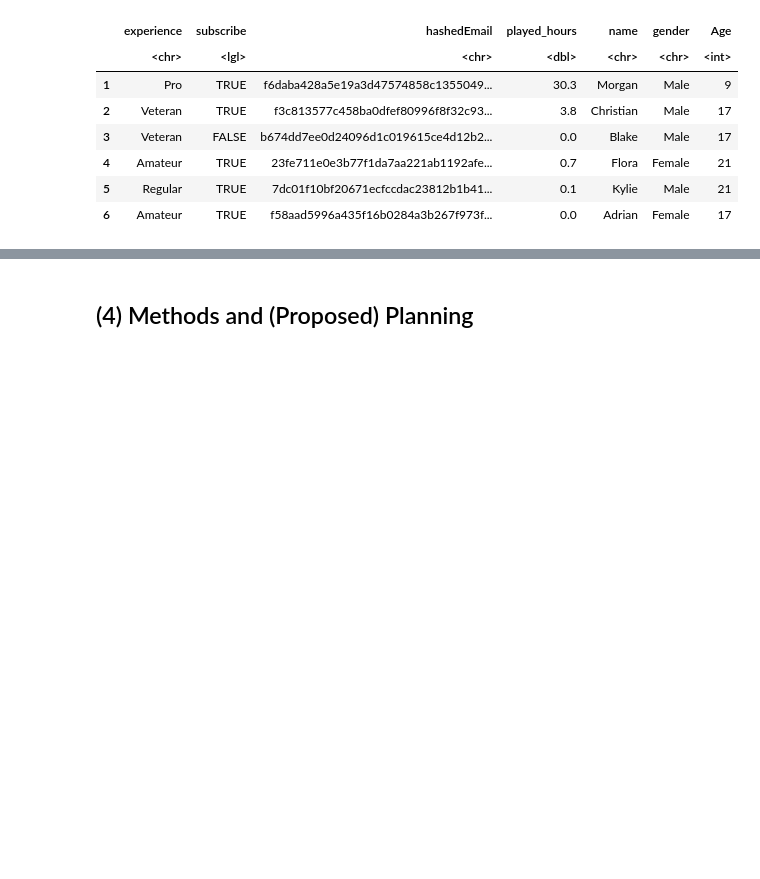
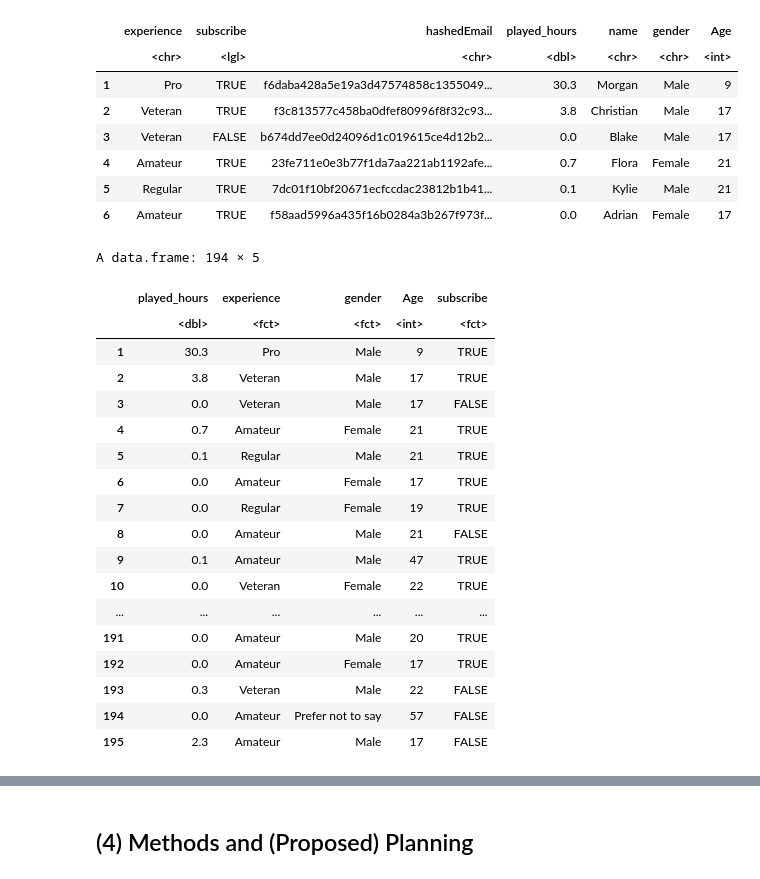
Before and after one commit to mimi15090/dsci-100-2025w1-group-024, a Jupyter notebook: Report.ipynb, the cells around one changed output, grey strips where cells are left out. Saved outputs shown, nothing was run; the diff lists cells and outputs as text; code cells hidden in the pictures; blank space fills up the shorter version.

```diff
--- a/Report.ipynb
+++ b/Report.ipynb
@@ -119,9 +120,30 @@ A data.frame: 6 × 7
 # %%
 #Cleaning data
 players_tidy <- players|>
     mutate(subscribe=as.factor(subscribe),
            experience = as.factor(experience),
            gender =as.factor(gender))|>
-    select(playedhours,experience, gender, Age, subscribe)
+    select(played_hours,experience, gender, Age, subscribe)
 #remove N/as
 players_cleaned <- na.omit(players_tidy)
+players_cleaned
+# %% [output]
+A data.frame: 194 × 5
+|  | played_hours | experience | gender | Age | subscribe |
+|  | <dbl> | <fct> | <fct> | <int> | <fct> |
+| 1 | 30.3 | Pro | Male | 9 | TRUE |
+| 2 | 3.8 | Veteran | Male | 17 | TRUE |
+| 3 | 0.0 | Veteran | Male | 17 | FALSE |
+| 4 | 0.7 | Amateur | Female | 21 | TRUE |
+| 5 | 0.1 | Regular | Male | 21 | TRUE |
+| 6 | 0.0 | Amateur | Female | 17 | TRUE |
+| 7 | 0.0 | Regular | Female | 19 | TRUE |
+| 8 | 0.0 | Amateur | Male | 21 | FALSE |
+| 9 | 0.1 | Amateur | Male | 47 | TRUE |
+| 10 | 0.0 | Veteran | Female | 22 | TRUE |
+| ... | ... | ... | ... | ... | ... |
+| 191 | 0.0 | Amateur | Male | 20 | TRUE |
+| 192 | 0.0 | Amateur | Female | 17 | TRUE |
+| 193 | 0.3 | Veteran | Male | 22 | FALSE |
+| 194 | 0.0 | Amateur | Prefer not to say | 57 | FALSE |
+| 195 | 2.3 | Amateur | Male | 17 | FALSE |
```
Also changed, not shown: parts of 7 cells of this notebook.
